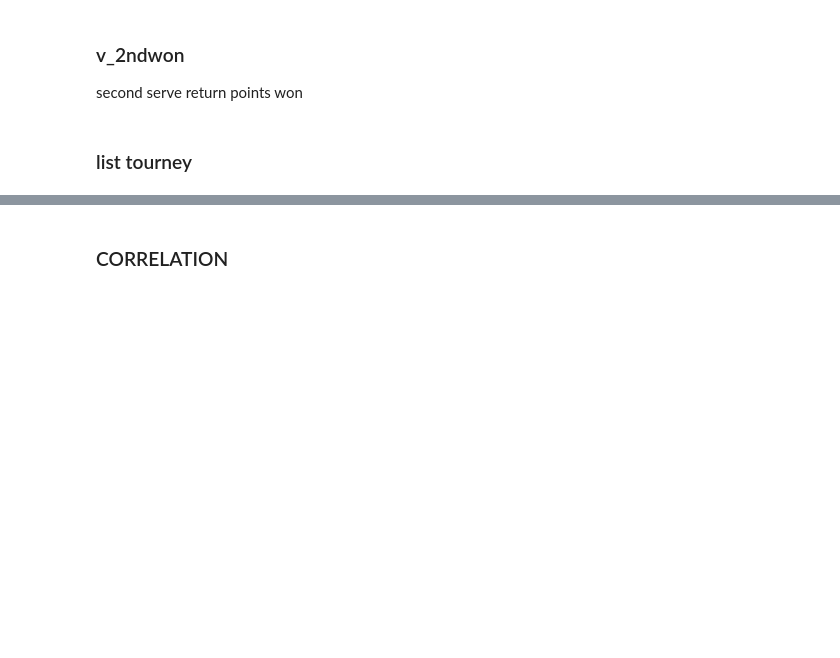
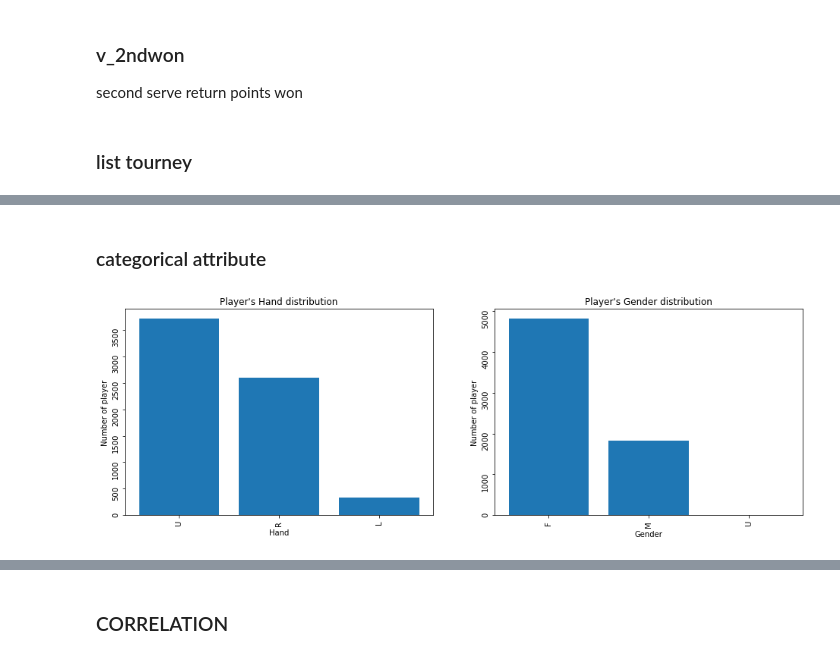
Before and after one commit to OrnelaDanushi/DM-project21, a Jupyter notebook: 4_Data_Preparation.ipynb, the cells around one changed output, grey strips where cells are left out. Drawn from its saved outputs; the diff is of its cells as text; code cells hidden in the pictures; blank space fills up the shorter version.

```diff
--- a/4_Data_Preparation.ipynb
+++ b/4_Data_Preparation.ipynb
@@ -741,0 +791,8 @@ second serve return points won
+# %%
+pl_cat=pd.DataFrame()
+pl_cat['name']=p.name
+pl_cat['hand']=p.hand
+pl_cat['gender']=p.gender
+pl_cat['ioc']=p.ioc
+
+pl_cat.info()
@@ -741,0 +836,19 @@ second serve return points won
+# %% [markdown]
+### categorical attribute
+# %%
+f, axs = plt.subplots(ncols=2, figsize=(16,5))
+axs[0].bar(['U','R','L'],pl_cat.hand.value_counts())
+axs[0].tick_params(labelrotation=90)
+axs[0].set_title("Player's Hand distribution")
+axs[0].set_xlabel("Hand")
+axs[0].set_ylabel("Number of player")
+
+axs[1].bar(sorted(pl_cat.gender.unique()),pl_cat.gender.value_counts())
+axs[1].tick_params(labelrotation=90)
+axs[1].set_title("Player's Gender distribution")
+axs[1].set_xlabel("Gender")
+axs[1].set_ylabel("Number of player")
+
+plt.show()
+# %% [output]
+[figure, added]
```
Also changed, not shown: parts of 15 cells of this notebook, 1 other file.
